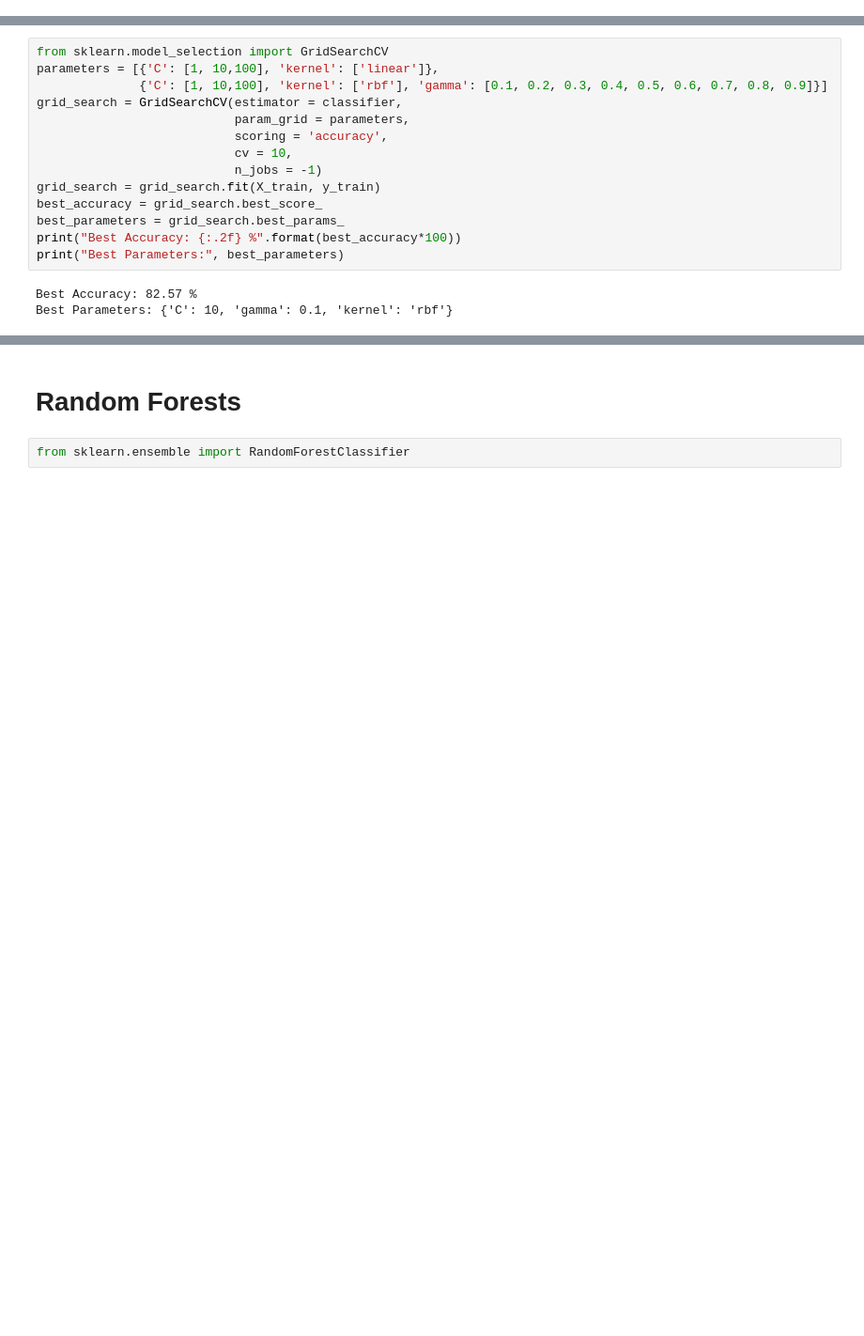
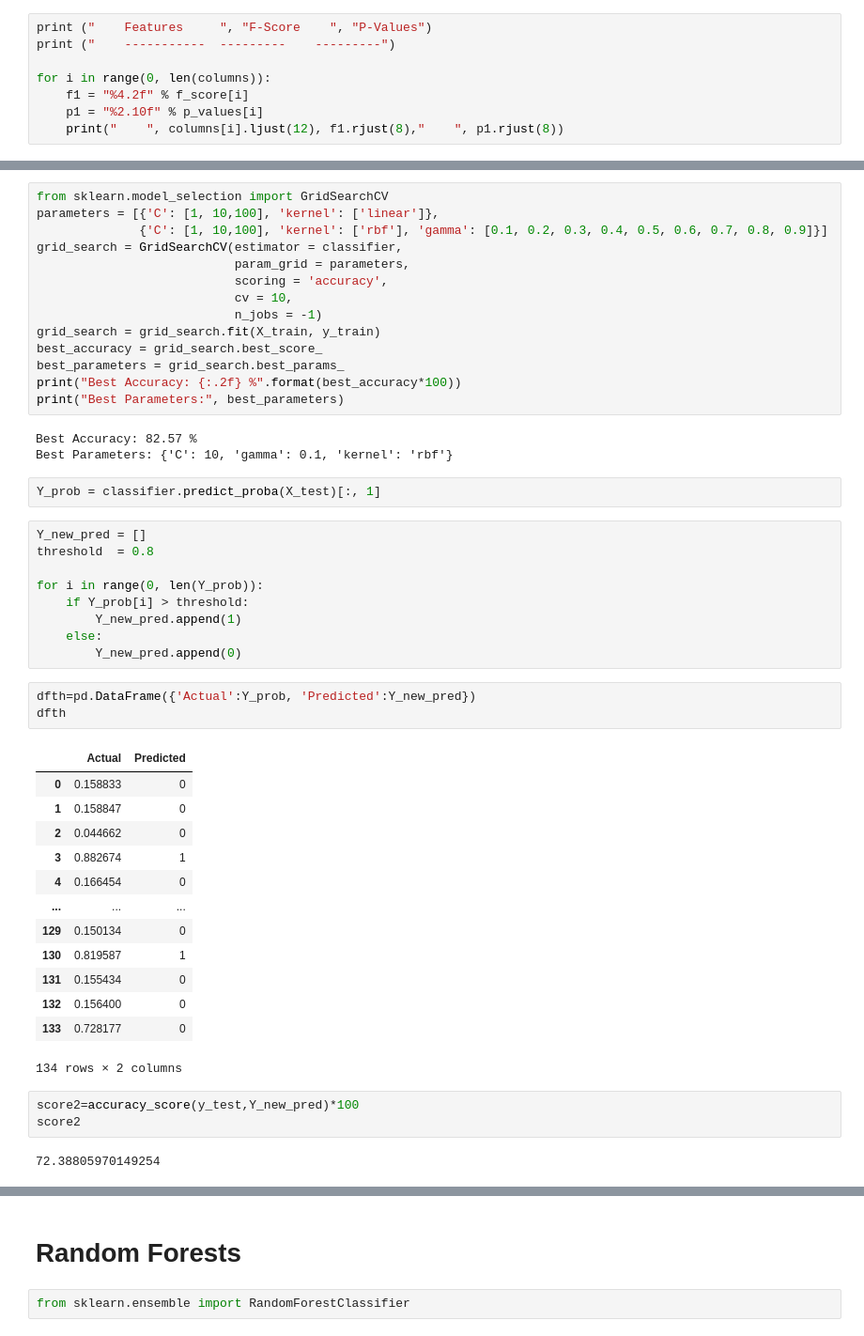
Before and after one commit to RFJC21/titanic_classification, a Jupyter notebook: titanic_ann_svm_rf.ipynb, the cells around one changed output, grey strips where cells are left out. Shown at 94% size. Saved outputs shown, nothing was run; the diff lists cells and outputs as text; blank space fills up the shorter version.

```diff
--- a/titanic_ann_svm_rf.ipynb
+++ b/titanic_ann_svm_rf.ipynb
@@ -298,0 +316,8 @@ y=df['Survived'].values
+# %%
+print ("    Features     ", "F-Score    ", "P-Values")
+print ("    -----------  ---------    ---------")
+
+for i in range(0, len(columns)):
+    f1 = "%4.2f" % f_score[i]
+    p1 = "%2.10f" % p_values[i]
+    print("    ", columns[i].ljust(12), f1.rjust(8),"    ", p1.rjust(8))
@@ -527,3 +568,36 @@ print("Best Parameters:", best_parameters)
 # %% [output]
 Best Accuracy: 82.57 %
 Best Parameters: {'C': 10, 'gamma': 0.1, 'kernel': 'rbf'}
+# %%
+Y_prob = classifier.predict_proba(X_test)[:, 1]
+# %%
+Y_new_pred = []
+threshold  = 0.8
+
+for i in range(0, len(Y_prob)):
+    if Y_prob[i] > threshold:
+        Y_new_pred.append(1)
+    else:
+        Y_new_pred.append(0)
+# %%
+dfth=pd.DataFrame({'Actual':Y_prob, 'Predicted':Y_new_pred})
+dfth
+# %% [output]
+|  | Actual | Predicted |
+| 0 | 0.158833 | 0 |
+| 1 | 0.158847 | 0 |
+| 2 | 0.044662 | 0 |
+| 3 | 0.882674 | 1 |
+| 4 | 0.166454 | 0 |
+| ... | ... | ... |
+| 129 | 0.150134 | 0 |
+| 130 | 0.819587 | 1 |
+| 131 | 0.155434 | 0 |
+| 132 | 0.156400 | 0 |
+| 133 | 0.728177 | 0 |
+134 rows × 2 columns
+# %%
+score2=accuracy_score(y_test,Y_new_pred)*100
+score2
+# %% [output]
+72.38805970149254
```
Also changed, not shown: parts of 39 cells of this notebook.
